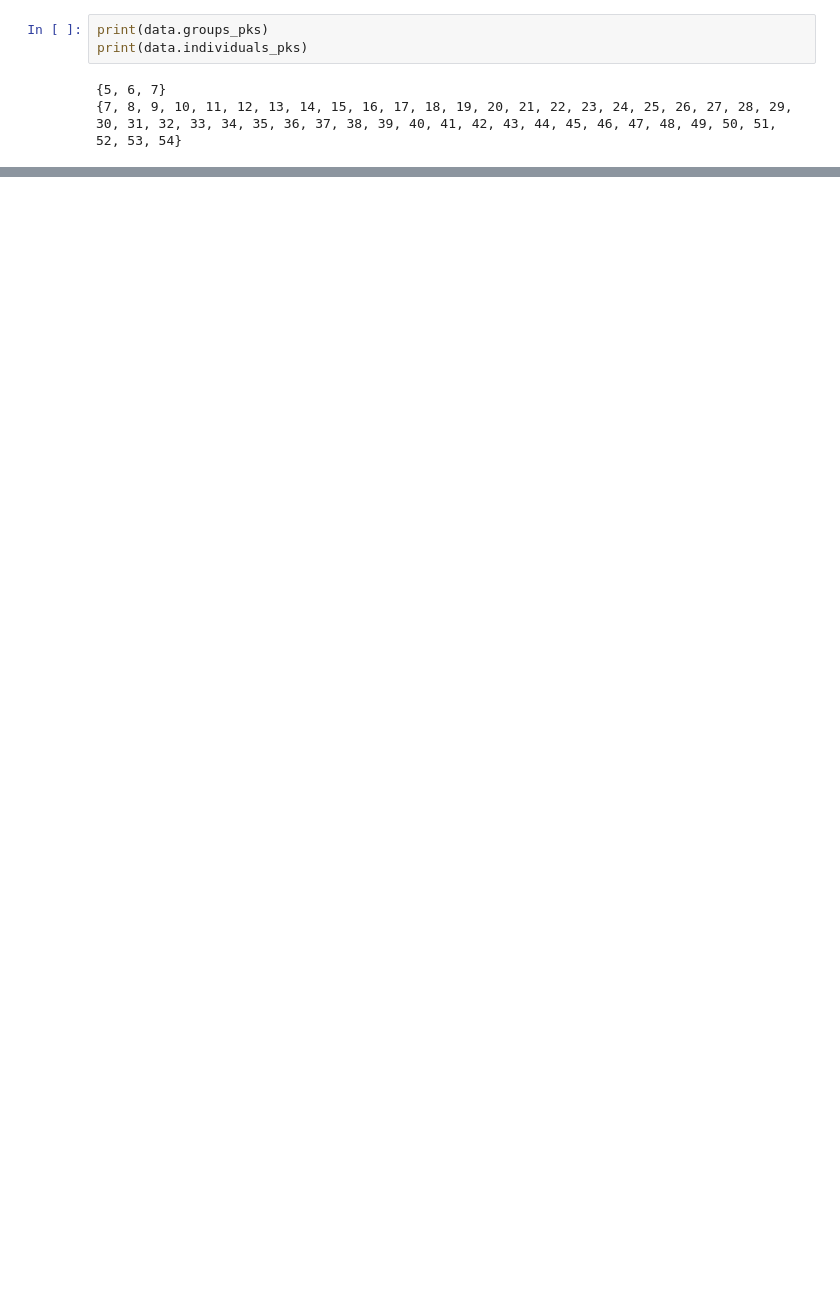
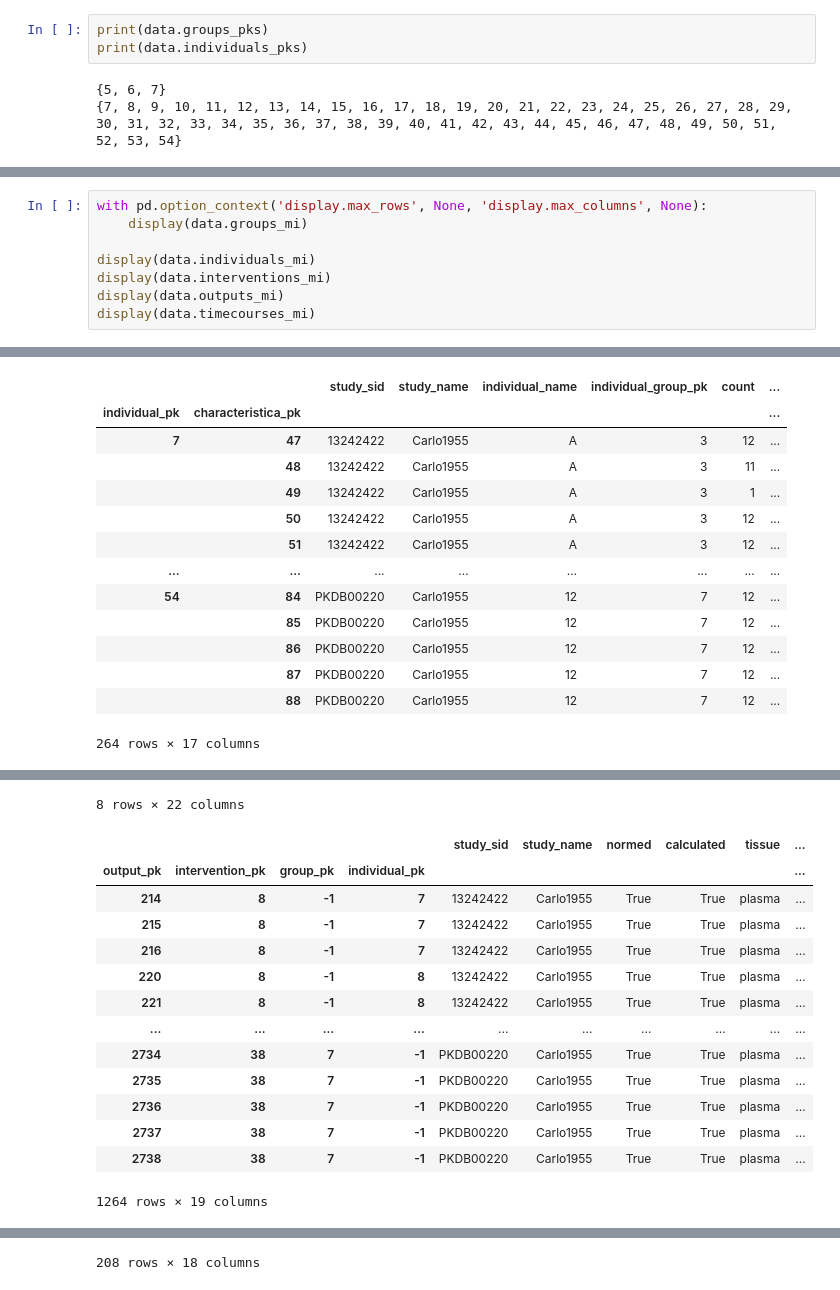
Before and after one commit to matthiaskoenig/pkdb_analysis, a Jupyter notebook: notebooks/curation.ipynb, the cells around one changed output, grey strips where cells are left out. Cells and saved outputs as stored; diff of their text form; blank space fills up the shorter version.

```diff
--- a/notebooks/curation.ipynb
+++ b/notebooks/curation.ipynb
@@ -153,0 +59,9 @@ with pd.option_context('display.max_rows', None, 'display.max_columns', None):
+# %%
+with pd.option_context('display.max_rows', None, 'display.max_columns', None):
+    display(data.groups_mi)
+
+display(data.individuals_mi)
+display(data.interventions_mi)
+display(data.outputs_mi)
+display(data.timecourses_mi)
+# %% [output]
@@ -153,0 +83,14 @@ with pd.option_context('display.max_rows', None, 'display.max_columns', None):
+|  |  | study_sid | study_name | individual_name | individual_group_pk | count | ... |
+| individual_pk | characteristica_pk |  |  |  |  |  | ... |
+| 7 | 47 | 13242422 | Carlo1955 | A | 3 | 12 | ... |
+|  | 48 | 13242422 | Carlo1955 | A | 3 | 11 | ... |
+|  | 49 | 13242422 | Carlo1955 | A | 3 | 1 | ... |
+|  | 50 | 13242422 | Carlo1955 | A | 3 | 12 | ... |
+|  | 51 | 13242422 | Carlo1955 | A | 3 | 12 | ... |
+| ... | ... | ... | ... | ... | ... | ... | ... |
+| 54 | 84 | PKDB00220 | Carlo1955 | 12 | 7 | 12 | ... |
+|  | 85 | PKDB00220 | Carlo1955 | 12 | 7 | 12 | ... |
+|  | 86 | PKDB00220 | Carlo1955 | 12 | 7 | 12 | ... |
+|  | 87 | PKDB00220 | Carlo1955 | 12 | 7 | 12 | ... |
+|  | 88 | PKDB00220 | Carlo1955 | 12 | 7 | 12 | ... |
+264 rows × 17 columns
@@ -153,0 +107,15 @@ with pd.option_context('display.max_rows', None, 'display.max_columns', None):
+8 rows × 22 columns
+|  |  |  |  | study_sid | study_name | normed | calculated | tissue | ... |
+| output_pk | intervention_pk | group_pk | individual_pk |  |  |  |  |  | ... |
+| 214 | 8 | -1 | 7 | 13242422 | Carlo1955 | True | True | plasma | ... |
+| 215 | 8 | -1 | 7 | 13242422 | Carlo1955 | True | True | plasma | ... |
+| 216 | 8 | -1 | 7 | 13242422 | Carlo1955 | True | True | plasma | ... |
+| 220 | 8 | -1 | 8 | 13242422 | Carlo1955 | True | True | plasma | ... |
+| 221 | 8 | -1 | 8 | 13242422 | Carlo1955 | True | True | plasma | ... |
+| ... | ... | ... | ... | ... | ... | ... | ... | ... | ... |
+| 2734 | 38 | 7 | -1 | PKDB00220 | Carlo1955 | True | True | plasma | ... |
+| 2735 | 38 | 7 | -1 | PKDB00220 | Carlo1955 | True | True | plasma | ... |
+| 2736 | 38 | 7 | -1 | PKDB00220 | Carlo1955 | True | True | plasma | ... |
+| 2737 | 38 | 7 | -1 | PKDB00220 | Carlo1955 | True | True | plasma | ... |
+| 2738 | 38 | 7 | -1 | PKDB00220 | Carlo1955 | True | True | plasma | ... |
+1264 rows × 19 columns
@@ -154,3 +135,4 @@ with pd.option_context('display.max_rows', None, 'display.max_columns', None):
+208 rows × 18 columns
 # %%
 from matplotlib import pyplot as plt
 import numpy as np
```
Also changed, not shown: parts of 10 cells of this notebook, 2 other files.
